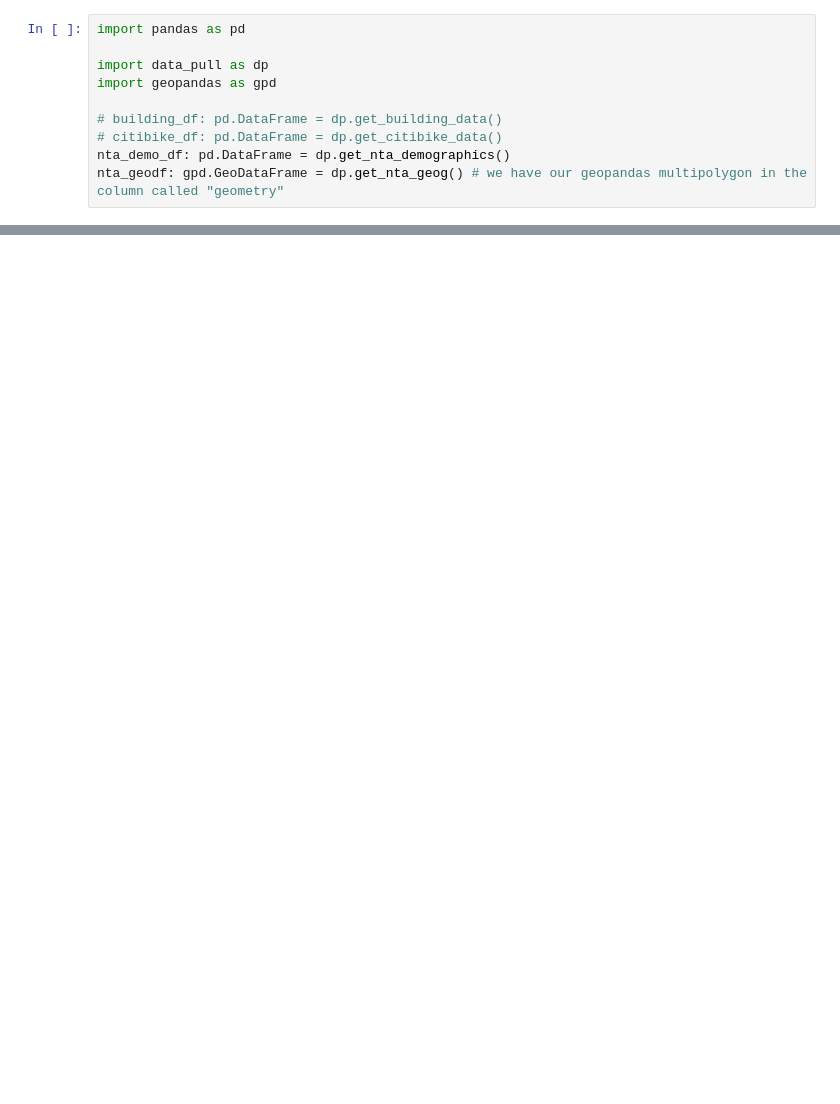
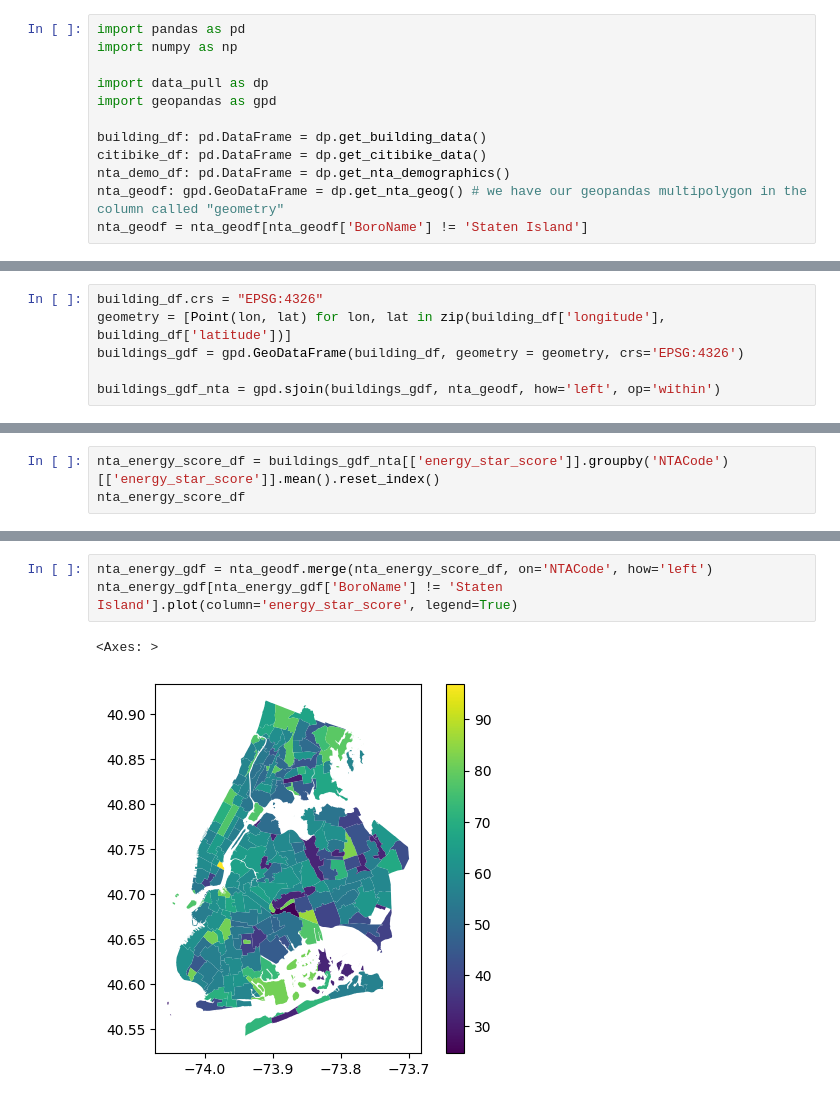
Before and after one commit to nysugfx/lr_final_project, a Jupyter notebook: final_project/playing_with_data.ipynb, the cells around one changed output, grey strips where cells are left out. Saved outputs shown, nothing was run; the diff lists cells and outputs as text; blank space fills up the shorter version.

```diff
--- a/final_project/playing_with_data.ipynb
+++ b/final_project/playing_with_data.ipynb
@@ -1,11 +1,13 @@
 # %%
 import pandas as pd
+import numpy as np
 
 import data_pull as dp
 import geopandas as gpd
 
-# building_df: pd.DataFrame = dp.get_building_data()
-# citibike_df: pd.DataFrame = dp.get_citibike_data()
+building_df: pd.DataFrame = dp.get_building_data()
+citibike_df: pd.DataFrame = dp.get_citibike_data()
 nta_demo_df: pd.DataFrame = dp.get_nta_demographics()
 nta_geodf: gpd.GeoDataFrame = dp.get_nta_geog() # we have our geopandas multipolygon in the column called "geometry"
+nta_geodf = nta_geodf[nta_geodf['BoroName'] != 'Staten Island']
 # %% [output]
@@ -63,0 +51,6 @@ nta_demo_df
+# %%
+building_df.crs = "EPSG:4326"
+geometry = [Point(lon, lat) for lon, lat in zip(building_df['longitude'], building_df['latitude'])]
+buildings_gdf = gpd.GeoDataFrame(building_df, geometry = geometry, crs='EPSG:4326')
+
+buildings_gdf_nta = gpd.sjoin(buildings_gdf, nta_geodf, how='left', op='within')
@@ -63,0 +281,3 @@ nta_demo_df
+# %%
+nta_energy_score_df = buildings_gdf_nta[['energy_star_score']].groupby('NTACode')[['energy_star_score']].mean().reset_index()
+nta_energy_score_df
@@ -63,0 +298,6 @@ nta_demo_df
+# %%
+nta_energy_gdf = nta_geodf.merge(nta_energy_score_df, on='NTACode', how='left')
+nta_energy_gdf[nta_energy_gdf['BoroName'] != 'Staten Island'].plot(column='energy_star_score', legend=True)
+# %% [output]
+<Axes: >
+[figure, added]
```
Also changed, not shown: parts of 15 cells of this notebook, 3 other files.
